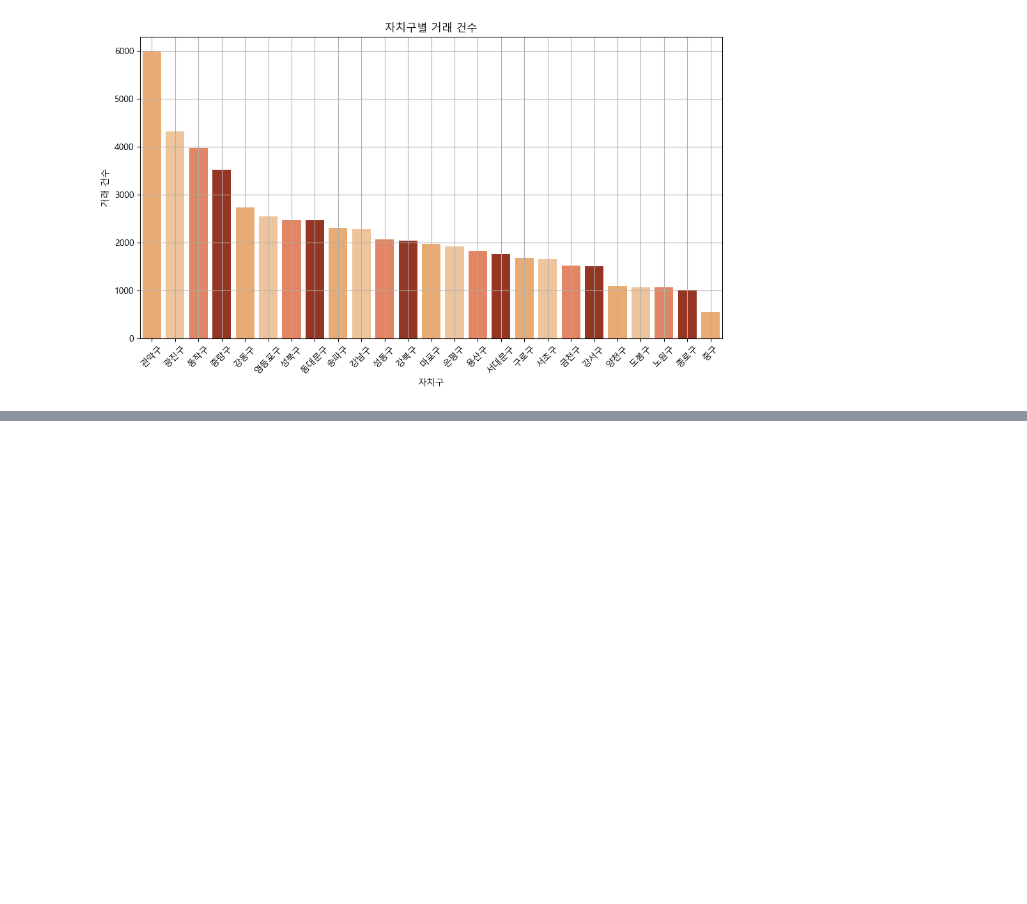
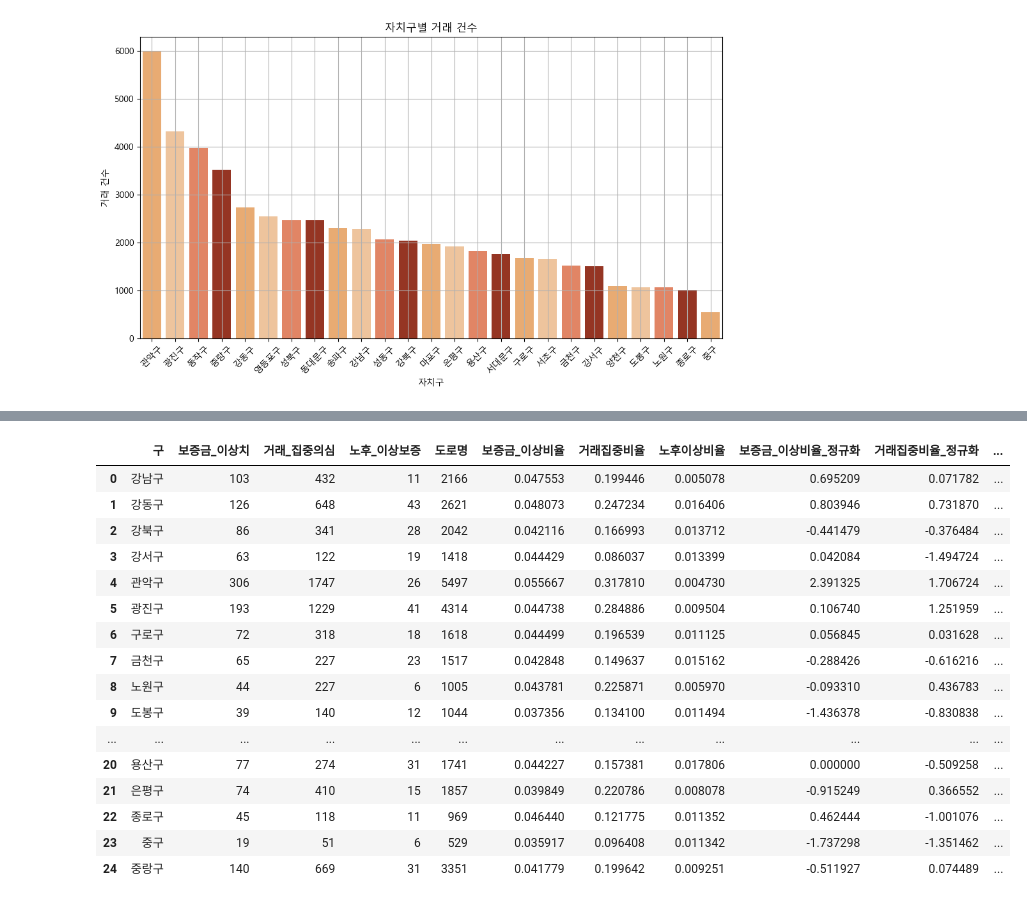
Before and after one commit to skqkrl/SDC_project, a Jupyter notebook: geumhui.ipynb, the cells around one changed output, grey strips where cells are left out. Saved outputs shown, nothing was run; the diff lists cells and outputs as text; code cells hidden in the pictures; blank space fills up the shorter version.

```diff
--- a/geumhui.ipynb
+++ b/geumhui.ipynb
@@ -408,0 +494,32 @@ The palette list has fewer values (4) than needed (25) and will cycle, which may
+# %%
+multi_household['도로명_연월'] = multi_household['도로명'] + '_' + multi_household['계약연월'].astype(str)
+도로_빈도 = multi_household['도로명_연월'].value_counts().reset_index()
+도로_빈도.columns = ['도로명_연월', '해당월_거래수']
+multi_household = multi_household.merge(도로_빈도, on='도로명_연월', how='left')
+multi_household['거래_집중의심'] = multi_household['해당월_거래수'] >= 3
+# %%
+multi_household['노후건물'] = multi_household['건축년도'] < 1990
+multi_household['노후_이상보증'] = multi_household['노후건물'] & multi_household['보증금_이상치']
+# %%
+구별_지표 = multi_household.groupby('구').agg({
+    '보증금_이상치': 'sum',
+    '거래_집중의심': 'sum',
+    '노후_이상보증': 'sum',
+    '도로명': 'count'  # 총 거래 수로 사용
+}).reset_index()
+
+구별_지표['보증금_이상비율'] = 구별_지표['보증금_이상치'] / 구별_지표['도로명']
+구별_지표['거래집중비율'] = 구별_지표['거래_집중의심'] / 구별_지표['도로명']
+구별_지표['노후이상비율'] = 구별_지표['노후_이상보증'] / 구별_지표['도로명']
+# %%
+from sklearn.preprocessing import RobustScaler  # 또는 StandardScaler, MinMaxScaler
+
+scaler = RobustScaler()
+score_cols = ['보증금_이상비율', '거래집중비율', '노후이상비율']
+구별_지표[[f'{col}_정규화' for col in score_cols]] = scaler.fit_transform(구별_지표[score_cols])
+
+# 종합 스코어
+구별_지표['위험스코어'] = 구별_지표[[f'{col}_정규화' for col in score_cols]].mean(axis=1)
+
+# 상위 5개 구 추출
+상위구 = 구별_지표.sort_values('위험스코어', ascending=False).head(5)
@@ -408,0 +602,20 @@ The palette list has fewer values (4) than needed (25) and will cycle, which may
+# %%
+구별_지표
+# %% [output]
+|  | 구 | 보증금_이상치 | 거래_집중의심 | 노후_이상보증 | 도로명 | 보증금_이상비율 | 거래집중비율 | 노후이상비율 | 보증금_이상비율_정규화 | 거래집중비율_정규화 | ... |
+| 0 | 강남구 | 103 | 432 | 11 | 2166 | 0.047553 | 0.199446 | 0.005078 | 0.695209 | 0.071782 | ... |
+| 1 | 강동구 | 126 | 648 | 43 | 2621 | 0.048073 | 0.247234 | 0.016406 | 0.803946 | 0.731870 | ... |
+| 2 | 강북구 | 86 | 341 | 28 | 2042 | 0.042116 | 0.166993 | 0.013712 | -0.441479 | -0.376484 | ... |
+| 3 | 강서구 | 63 | 122 | 19 | 1418 | 0.044429 | 0.086037 | 0.013399 | 0.042084 | -1.494724 | ... |
+| 4 | 관악구 | 306 | 1747 | 26 | 5497 | 0.055667 | 0.317810 | 0.004730 | 2.391325 | 1.706724 | ... |
+| 5 | 광진구 | 193 | 1229 | 41 | 4314 | 0.044738 | 0.284886 | 0.009504 | 0.106740 | 1.251959 | ... |
+| 6 | 구로구 | 72 | 318 | 18 | 1618 | 0.044499 | 0.196539 | 0.011125 | 0.056845 | 0.031628 | ... |
+| 7 | 금천구 | 65 | 227 | 23 | 1517 | 0.042848 | 0.149637 | 0.015162 | -0.288426 | -0.616216 | ... |
+| 8 | 노원구 | 44 | 227 | 6 | 1005 | 0.043781 | 0.225871 | 0.005970 | -0.093310 | 0.436783 | ... |
+| 9 | 도봉구 | 39 | 140 | 12 | 1044 | 0.037356 | 0.134100 | 0.011494 | -1.436378 | -0.830838 | ... |
+| ... | ... | ... | ... | ... | ... | ... | ... | ... | ... | ... | ... |
+| 20 | 용산구 | 77 | 274 | 31 | 1741 | 0.044227 | 0.157381 | 0.017806 | 0.000000 | -0.509258 | ... |
+| 21 | 은평구 | 74 | 410 | 15 | 1857 | 0.039849 | 0.220786 | 0.008078 | -0.915249 | 0.366552 | ... |
+| 22 | 종로구 | 45 | 118 | 11 | 969 | 0.046440 | 0.121775 | 0.011352 | 0.462444 | -1.001076 | ... |
+| 23 | 중구 | 19 | 51 | 6 | 529 | 0.035917 | 0.096408 | 0.011342 | -1.737298 | -1.351462 | ... |
+| 24 | 중랑구 | 140 | 669 | 31 | 3351 | 0.041779 | 0.199642 | 0.009251 | -0.511927 | 0.074489 | ... |
```
Also changed, not shown: parts of 11 cells of this notebook.
